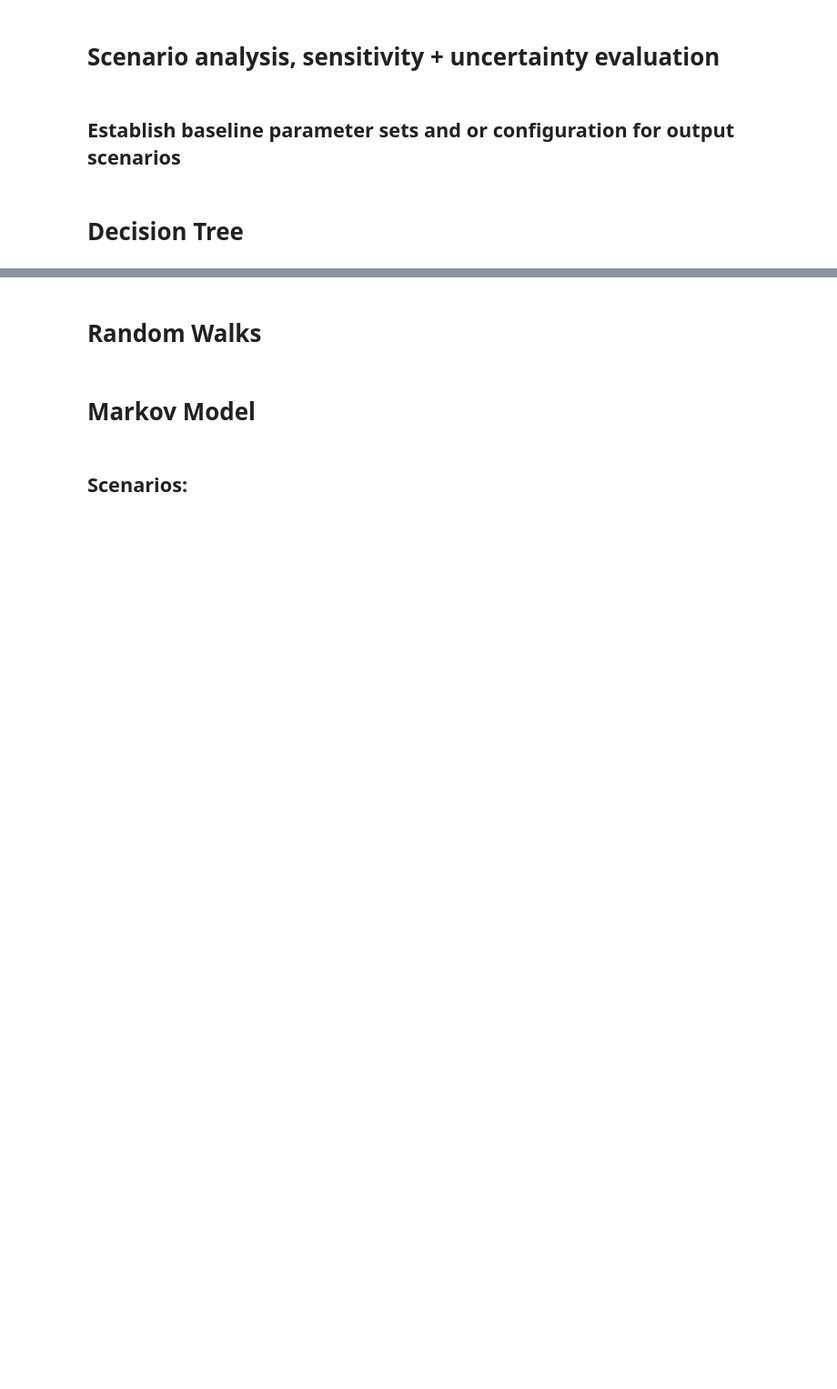
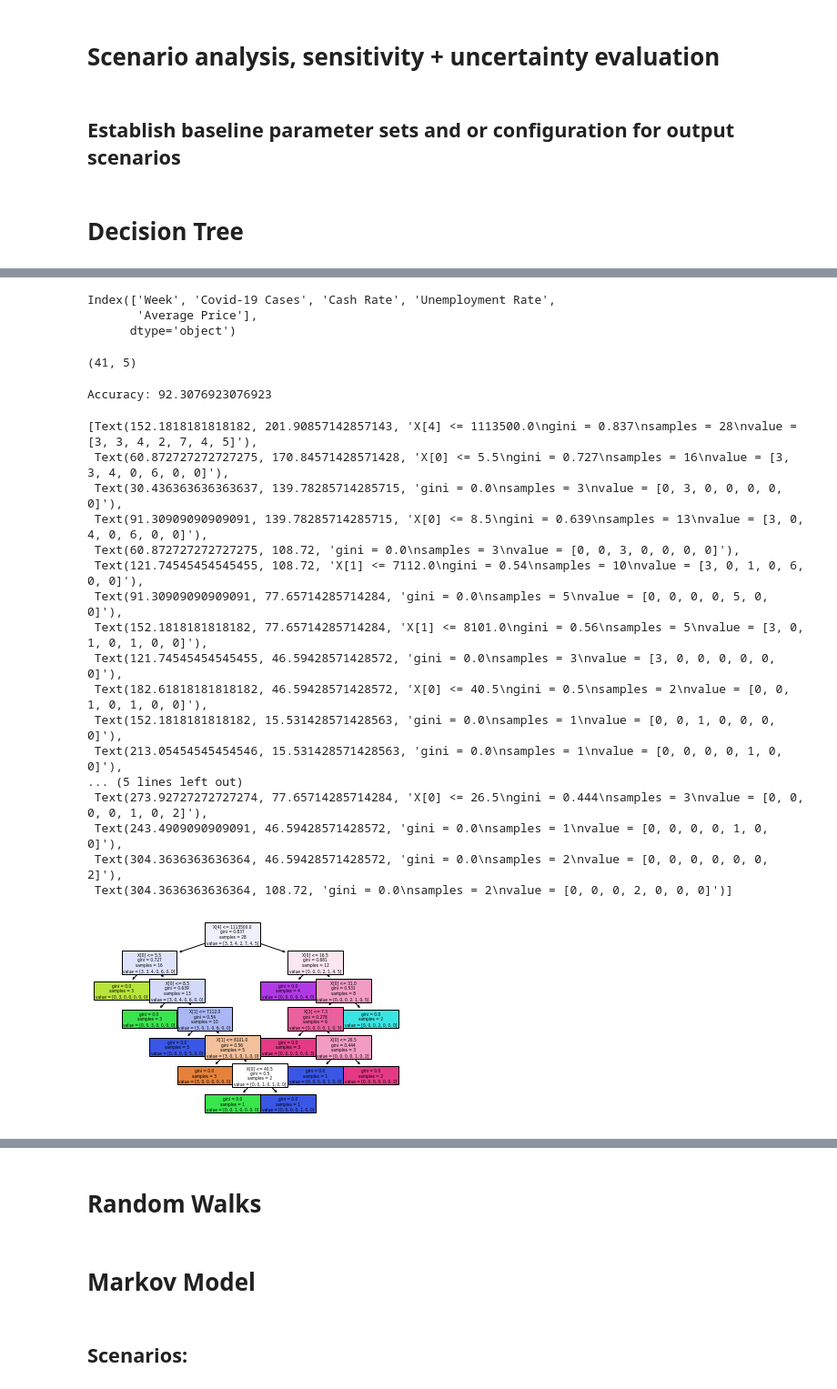
Before and after one commit to 13269384/41189-assignment-template, a Jupyter notebook: 41189 Modelling Assignment.ipynb, the cells around one changed output, grey strips where cells are left out. Shown at 91% size. Saved outputs shown, nothing was run; the diff lists cells and outputs as text; code cells hidden in the pictures; blank space fills up the shorter version.

Commit message:
Decision tree parts 5.1 and 5.2

```diff
--- a/41189 Modelling Assignment.ipynb
+++ b/41189 Modelling Assignment.ipynb
@@ -459,0 +457,33 @@ print(p8)
+# %%
+#split dataset in features and target variable
+X = df[['Week','Covid-19 Cases','Cash Rate','Unemployment Rate','Average Price']] # Features
+# %%
+# Create a list of feature column's names
+features = df.columns[:5]
+# View features
+features
+# %% [output]
+Index(['Week', 'Covid-19 Cases', 'Cash Rate', 'Unemployment Rate',
+       'Average Price'],
+      dtype='object')
+# %%
+X.shape
+# %% [output]
+(41, 5)
+# %%
+y = df[' Total_Sales'] # Target variable
+# %%
+# Split dataset into training set and test set
+X_train, X_test, y_train, y_test = train_test_split(X, y, test_size=0.3, random_state=1) # 70% training and 30% test
+# %%
+# Create Decision Tree classifer object
+clf = DecisionTreeClassifier()
+# Train Decision Tree Classifer
+clf = clf.fit(X_train,y_train)
+#Predict the response for test dataset
+y_pred = clf.predict(X_test)
+# %%
+# Model Accuracy, how often is the classifier correct?
+print("Accuracy:",metrics.accuracy_score(y_test, y_pred)*100)
+# %% [output]
+Accuracy: 92.3076923076923
@@ -459,0 +492,21 @@ print(p8)
+# %%
+tree.plot_tree(clf, filled=True)
+# %% [output]
+[Text(152.1818181818182, 201.90857142857143, 'X[4] <= 1113500.0\ngini = 0.837\nsamples = 28\nvalue = [3, 3, 4, 2, 7, 4, 5]'),
+ Text(60.872727272727275, 170.84571428571428, 'X[0] <= 5.5\ngini = 0.727\nsamples = 16\nvalue = [3, 3, 4, 0, 6, 0, 0]'),
+ Text(30.436363636363637, 139.78285714285715, 'gini = 0.0\nsamples = 3\nvalue = [0, 3, 0, 0, 0, 0, 0]'),
+ Text(91.30909090909091, 139.78285714285715, 'X[0] <= 8.5\ngini = 0.639\nsamples = 13\nvalue = [3, 0, 4, 0, 6, 0, 0]'),
+ Text(60.872727272727275, 108.72, 'gini = 0.0\nsamples = 3\nvalue = [0, 0, 3, 0, 0, 0, 0]'),
+ Text(121.74545454545455, 108.72, 'X[1] <= 7112.0\ngini = 0.54\nsamples = 10\nvalue = [3, 0, 1, 0, 6, 0, 0]'),
+ Text(91.30909090909091, 77.65714285714284, 'gini = 0.0\nsamples = 5\nvalue = [0, 0, 0, 0, 5, 0, 0]'),
+ Text(152.1818181818182, 77.65714285714284, 'X[1] <= 8101.0\ngini = 0.56\nsamples = 5\nvalue = [3, 0, 1, 0, 1, 0, 0]'),
+ Text(121.74545454545455, 46.59428571428572, 'gini = 0.0\nsamples = 3\nvalue = [3, 0, 0, 0, 0, 0, 0]'),
+ Text(182.61818181818182, 46.59428571428572, 'X[0] <= 40.5\ngini = 0.5\nsamples = 2\nvalue = [0, 0, 1, 0, 1, 0, 0]'),
+ Text(152.1818181818182, 15.531428571428563, 'gini = 0.0\nsamples = 1\nvalue = [0, 0, 1, 0, 0, 0, 0]'),
+ Text(213.05454545454546, 15.531428571428563, 'gini = 0.0\nsamples = 1\nvalue = [0, 0, 0, 0, 1, 0, 0]'),
+... (5 lines left out)
+ Text(273.92727272727274, 77.65714285714284, 'X[0] <= 26.5\ngini = 0.444\nsamples = 3\nvalue = [0, 0, 0, 0, 1, 0, 2]'),
+ Text(243.4909090909091, 46.59428571428572, 'gini = 0.0\nsamples = 1\nvalue = [0, 0, 0, 0, 1, 0, 0]'),
+ Text(304.3636363636364, 46.59428571428572, 'gini = 0.0\nsamples = 2\nvalue = [0, 0, 0, 0, 0, 0, 2]'),
+ Text(304.3636363636364, 108.72, 'gini = 0.0\nsamples = 2\nvalue = [0, 0, 0, 2, 0, 0, 0]')]
+[figure, added]
```
Also changed, not shown: parts of 45 cells of this notebook, 2 other files.
